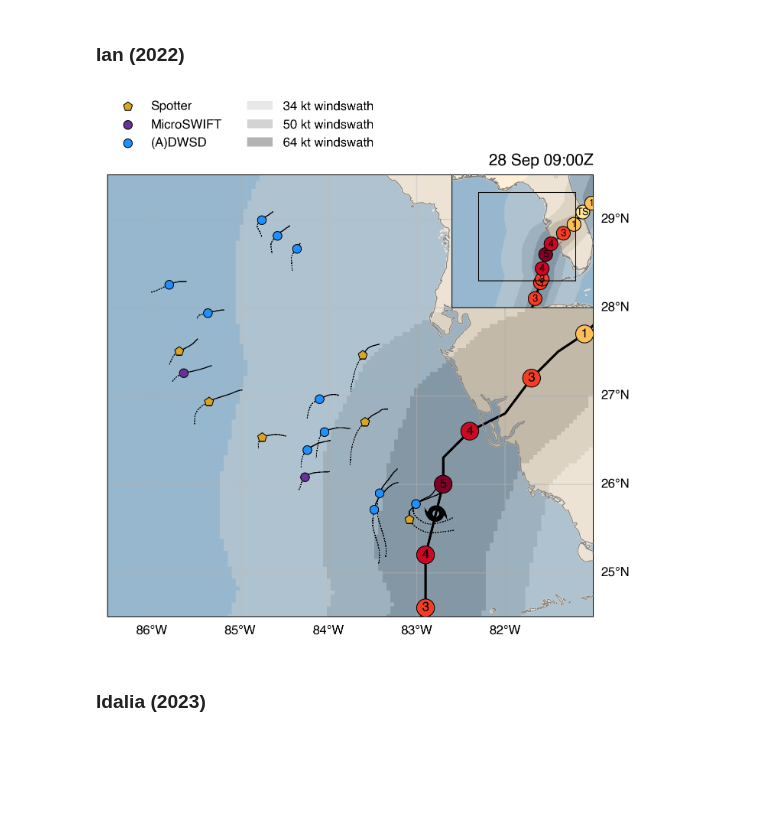
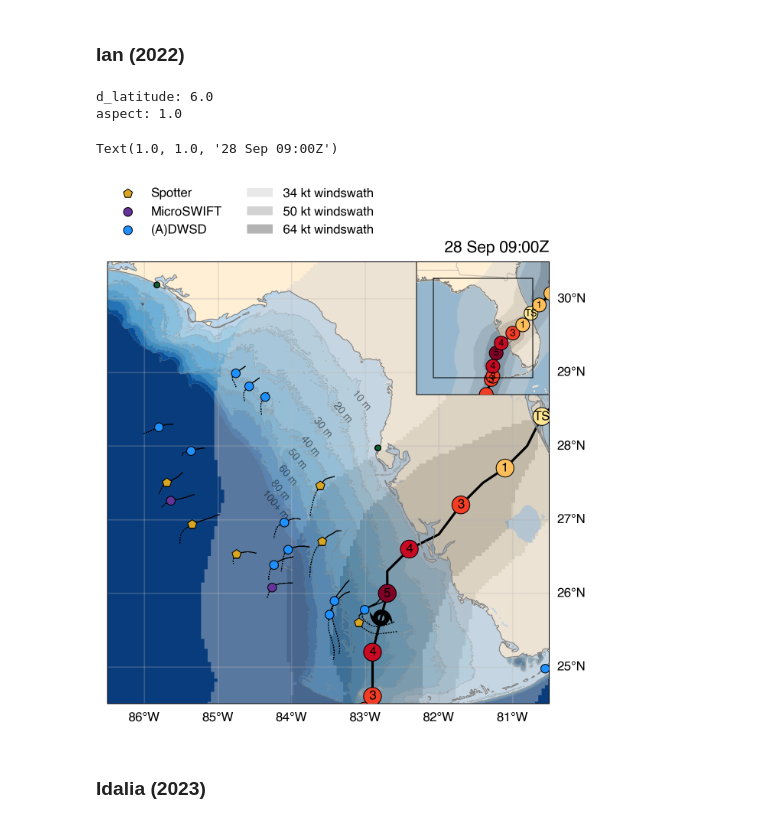
Before and after one commit to jacobrdavis/nhci-bams-maps, a Jupyter notebook: maps.ipynb, the cells around one changed output. Cells and saved outputs as stored; diff of their text form; code cells hidden in the pictures; blank space fills up the shorter version.

Commit message:
Add bathy contour lines

```diff
--- a/maps.ipynb
+++ b/maps.ipynb
@@ -92,3 +97,13 @@ milton_submersible_gdf = best_track.read_kml_file(config['dir']['milton_submersi
+# %%
+# Task 3B sensor locations.
+water_level_sensor_df = pd.read_csv(
+    config['dir']['water_level_sensors'],
+)
+
+# Separate the year and storm name, and set latter as the index.
+water_level_sensor_df[['Year', 'Storm']] \
+    = water_level_sensor_df['Storm'].str.split(' ', expand=True)
+water_level_sensor_df = water_level_sensor_df.set_index('Storm')
 # %% [markdown]
 ### Best Track
 # %%
@@ -166,2 +183,9 @@ ibtracs_upsampled_df = pd.concat(
+# %%
+ian_bathymetry_ds = xr.open_dataset(config['dir']['ian_bathymetry'])
+idalia_bathymetry_ds = xr.open_dataset(config['dir']['idalia_bathymetry'])
+lee_bathymetry_ds = xr.open_dataset(config['dir']['lee_bathymetry'])
+francine_bathymetry_ds = xr.open_dataset(config['dir']['francine_bathymetry'])
+helene_bathymetry_ds = xr.open_dataset(config['dir']['helene_bathymetry'])
+milton_bathymetry_ds = xr.open_dataset(config['dir']['milton_bathymetry'])
 # %% [markdown]
 ## Maps
@@ -428,30 +470,53 @@ def plot_overview_map_bathy(
 # %%
 FIG_SIZE = (5.5, 5)
 CRS = cartopy.crs.PlateCarree()
 
 # Plot the map when the buoys are near the storm center.
 hour_to_display = pd.Timestamp('2022-09-28T09:00', tz='UTC')
 time_slice = slice(hour_to_display - pd.Timedelta('12h'),
                    hour_to_display + pd.Timedelta('12h'))
+extent = [-86.5, -80.5, 24.5, 30.5]
+extent_minimap = extent + 1 * np.array([-1, 1, -1, 1])  # [-88, -80, 23, 30.5]
+bathymetry_kwargs = dict(
+    levels = [-100, -80, -60, -50, -40, -30, -20, -10, 0],
+    label_levels = [-100, -80, -60, -50, -40, -30, -20, -10],
+    label_locations = [
+        (-84.4, 27.12),
+        (-84.15, 27.40),
+        (-84.10, 27.55),
+        (-83.95, 27.80),
+        (-83.75, 28),
+        (-83.5, 28.25),
+        (-83.25, 28.5),
+        (-83.0, 28.65),
+    ],
+    angle = -50,
+)
+
+print(f'd_latitude: {extent[3] - extent[2]}')
+print(f'aspect: {(extent[1] - extent[0]) / (extent[3] - extent[2])}')
 
 fig, ax = plt.subplots(subplot_kw=dict(projection=CRS), figsize=FIG_SIZE)
-
 plot_overview_map_bathy(
     ax,
     hour_to_display=hour_to_display,
     drifter_df=ian_drifter_df.loc[(slice(None), time_slice), :],
+    water_level_sensor_df=water_level_sensor_df.loc['Ian', :],
     nhc_best_track=ian_best_track,
-    # bathymetry_ds=bathymetry_ds,
+    bathymetry_ds=ian_bathymetry_ds,
     ibtracs_df=ibtracs_upsampled_df.loc['IAN'],
-    extent=[-86.5, -81, 24.5, 29.5],
-    extent_minimap=[-88, -80, 23, 30.5],
+    extent=extent,
+    extent_minimap=extent_minimap,
+    bathymetry_kwargs=bathymetry_kwargs,
 )
 
 ax.set_title(f"{hour_to_display.strftime('%d %b %H:%MZ')}", loc='right')
-
-fig.savefig('ian_map.png',  bbox_inches='tight')
+# fig.savefig('ian_map.png',  bbox_inches='tight')
 # %% [output]
+d_latitude: 6.0
+aspect: 1.0
+Text(1.0, 1.0, '28 Sep 09:00Z')
-[figure, old version]
+[figure, new version]
 # %% [markdown]
 ### Idalia (2023)
 # %%
```
Also changed, not shown: parts of 11 cells of this notebook.
